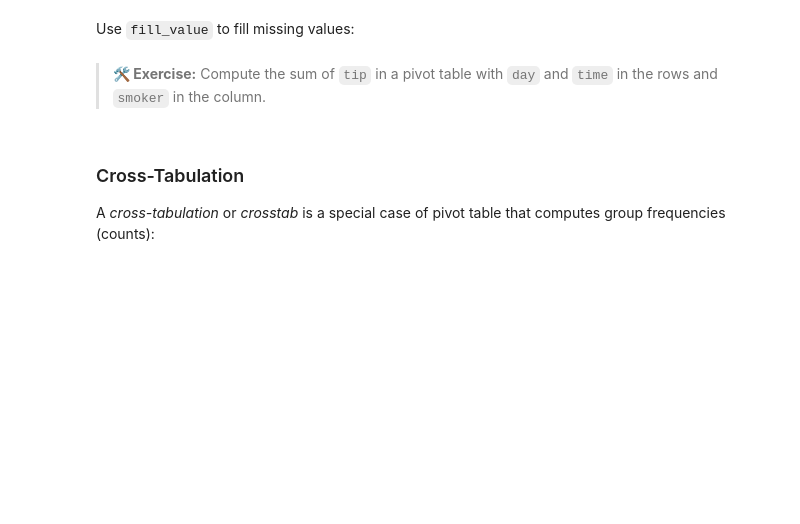
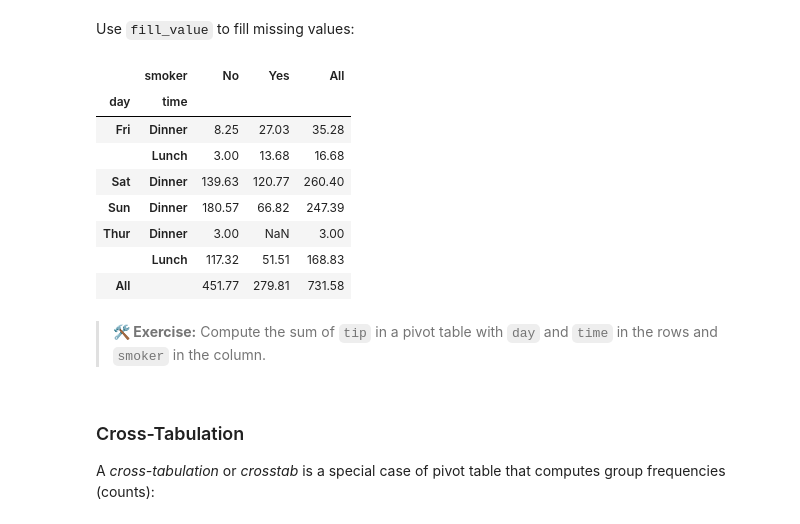
Before and after one commit to kennywong85/6m-data-1.9-eda-advanced, a Jupyter notebook: notebooks/eda_advanced.ipynb, the cells around one changed output. Saved outputs shown, nothing was run; the diff lists cells and outputs as text; code cells hidden in the pictures; blank space fills up the shorter version.

```diff
--- a/notebooks/eda_advanced.ipynb
+++ b/notebooks/eda_advanced.ipynb
@@ -702,3 +977,19 @@ tips.pivot_table(index=["time", "smoker"], columns="day",
+# %%
+# tips.pivot_table(index=["time", "smoker"], columns="day", values="tip_pct", aggfunc=len, margins=True, fill_value=0)
+
+# **🛠️ Exercise:** Compute the sum of `tip` in a pivot table with `day` and `time` in the rows and `smoker` in the column.
+
+tips.pivot_table(index=["day","time"], columns = "smoker", values="tip", aggfunc="sum", margins=True)
+# %% [output]
+|  | smoker | No | Yes | All |
+| day | time |  |  |  |
+| Fri | Dinner | 8.25 | 27.03 | 35.28 |
+|  | Lunch | 3.00 | 13.68 | 16.68 |
+| Sat | Dinner | 139.63 | 120.77 | 260.40 |
+| Sun | Dinner | 180.57 | 66.82 | 247.39 |
+| Thur | Dinner | 3.00 | NaN | 3.00 |
+|  | Lunch | 117.32 | 51.51 | 168.83 |
+| All |  | 451.77 | 279.81 | 731.58 |
 # %% [markdown]
 > **🛠️ Exercise:** Compute the sum of `tip` in a pivot table with `day` and `time` in the rows and `smoker` in the column.
 # %% [markdown]
```
Also changed, not shown: parts of 79 cells of this notebook.
